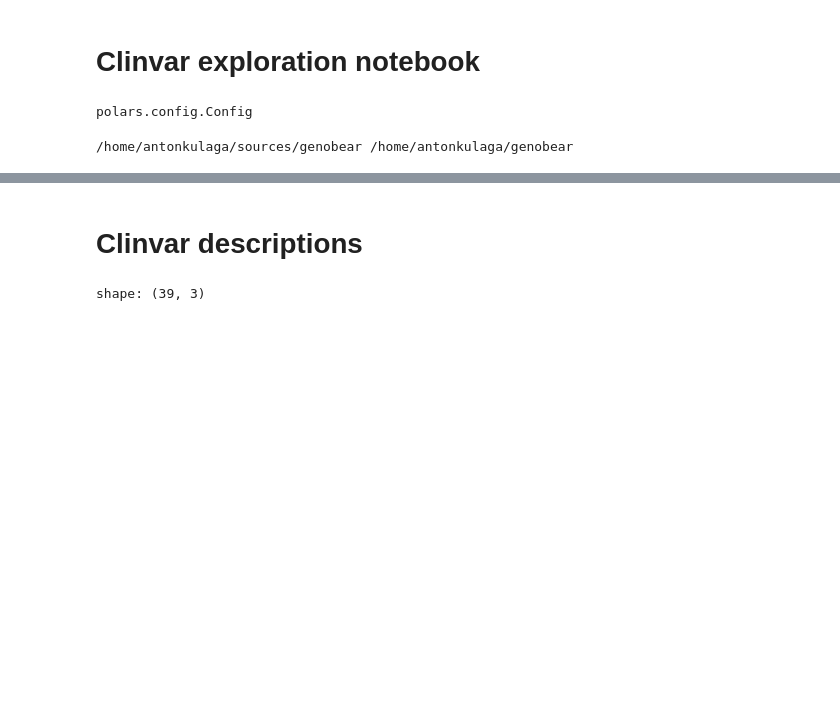
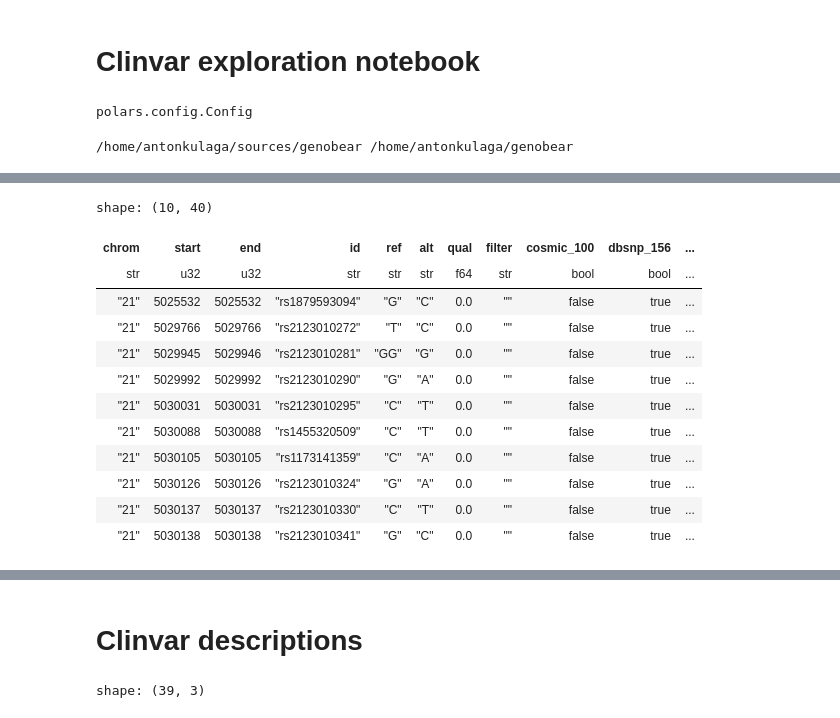
Before and after one commit to dna-seq/genobear, a Jupyter notebook: notebooks/clinvar_notebook.ipynb, the cells around one changed output, grey strips where cells are left out. Saved outputs shown, nothing was run; the diff lists cells and outputs as text; code cells hidden in the pictures; blank space fills up the shorter version.

```diff
--- a/notebooks/clinvar_notebook.ipynb
+++ b/notebooks/clinvar_notebook.ipynb
@@ -29,0 +158,17 @@ import genobear as gb
+# %%
+merged = pl.concat([df_21, df_1])
+merged.head(10).collect()
+# %% [output]
+shape: (10, 40)
+| chrom | start | end | id | ref | alt | qual | filter | cosmic_100 | dbsnp_156 | ... |
+| str | u32 | u32 | str | str | str | f64 | str | bool | bool | ... |
+| "21" | 5025532 | 5025532 | "rs1879593094" | "G" | "C" | 0.0 | "" | false | true | ... |
+| "21" | 5029766 | 5029766 | "rs2123010272" | "T" | "C" | 0.0 | "" | false | true | ... |
+| "21" | 5029945 | 5029946 | "rs2123010281" | "GG" | "G" | 0.0 | "" | false | true | ... |
+| "21" | 5029992 | 5029992 | "rs2123010290" | "G" | "A" | 0.0 | "" | false | true | ... |
+| "21" | 5030031 | 5030031 | "rs2123010295" | "C" | "T" | 0.0 | "" | false | true | ... |
+| "21" | 5030088 | 5030088 | "rs1455320509" | "C" | "T" | 0.0 | "" | false | true | ... |
+| "21" | 5030105 | 5030105 | "rs1173141359" | "C" | "A" | 0.0 | "" | false | true | ... |
+| "21" | 5030126 | 5030126 | "rs2123010324" | "G" | "A" | 0.0 | "" | false | true | ... |
+| "21" | 5030137 | 5030137 | "rs2123010330" | "C" | "T" | 0.0 | "" | false | true | ... |
+| "21" | 5030138 | 5030138 | "rs2123010341" | "G" | "C" | 0.0 | "" | false | true | ... |
```
Also changed, not shown: parts of 24 cells of this notebook, 19 other files.
